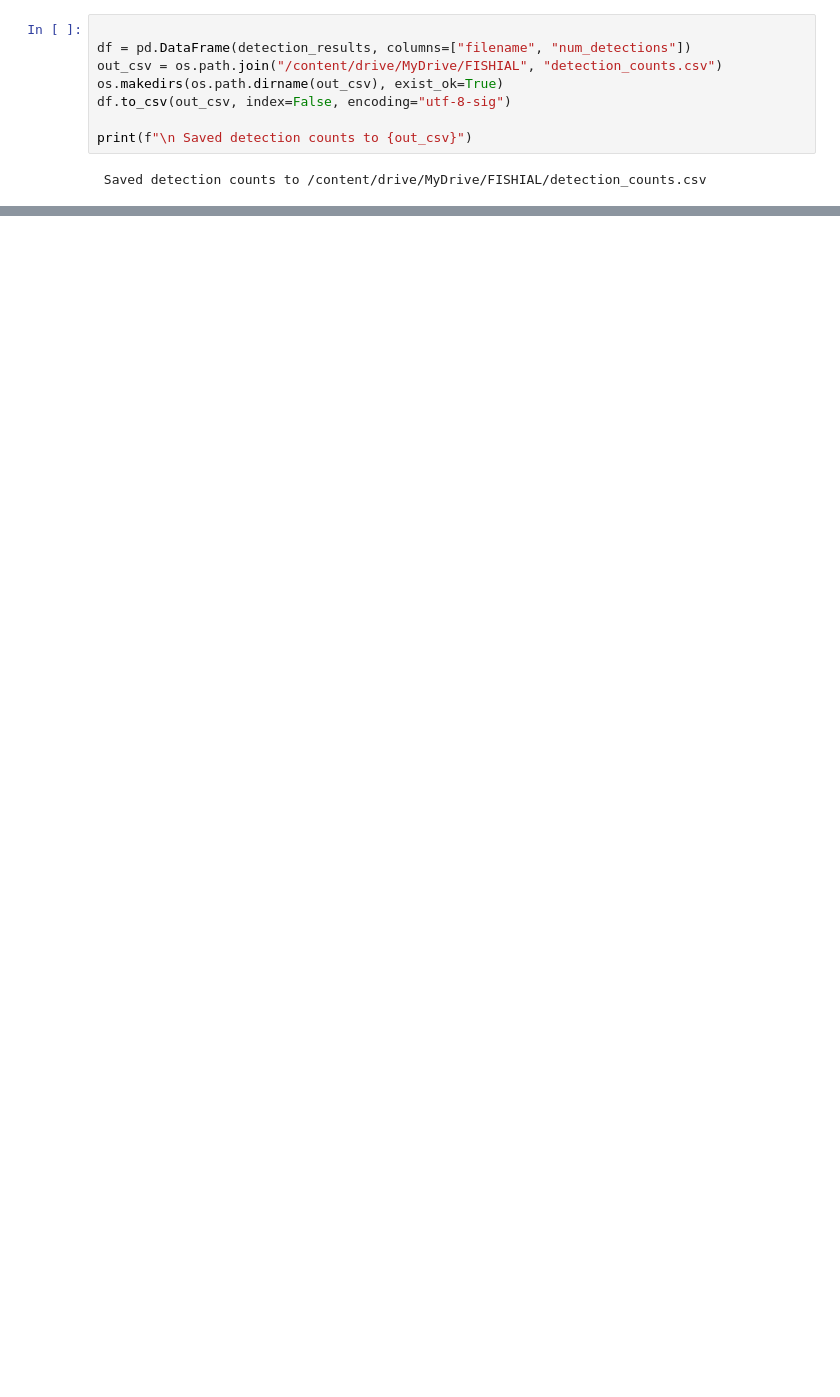
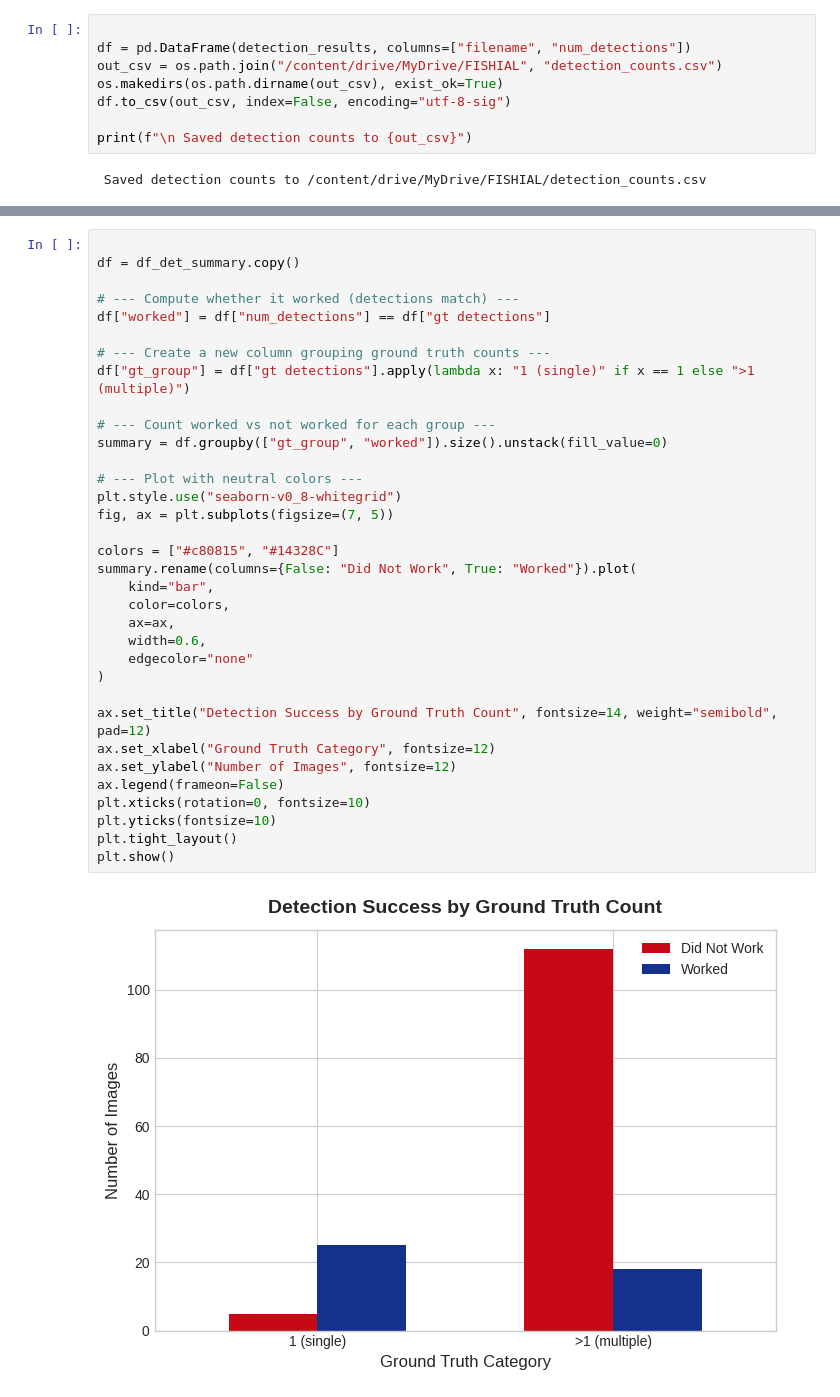
Before and after one commit to kienndo/Prosjektoppgave, a Jupyter notebook: FishialRUNNER.ipynb, the cells around one changed output, grey strips where cells are left out. Cells and saved outputs as stored; diff of their text form; blank space fills up the shorter version.

```diff
--- a/FishialRUNNER.ipynb
+++ b/FishialRUNNER.ipynb
@@ -434,0 +640,36 @@ print(f"\n Saved detection counts to {out_csv}")
+# %%
+
+df = df_det_summary.copy()
+
+# --- Compute whether it worked (detections match) ---
+df["worked"] = df["num_detections"] == df["gt detections"]
+
+# --- Create a new column grouping ground truth counts ---
+df["gt_group"] = df["gt detections"].apply(lambda x: "1 (single)" if x == 1 else ">1 (multiple)")
+
+# --- Count worked vs not worked for each group ---
+summary = df.groupby(["gt_group", "worked"]).size().unstack(fill_value=0)
+
+# --- Plot with neutral colors ---
+plt.style.use("seaborn-v0_8-whitegrid")
+fig, ax = plt.subplots(figsize=(7, 5))
+
+colors = ["#c80815", "#14328C"]
+summary.rename(columns={False: "Did Not Work", True: "Worked"}).plot(
+    kind="bar",
+    color=colors,
+    ax=ax,
+    width=0.6,
+    edgecolor="none"
+)
+
+ax.set_title("Detection Success by Ground Truth Count", fontsize=14, weight="semibold", pad=12)
+ax.set_xlabel("Ground Truth Category", fontsize=12)
+ax.set_ylabel("Number of Images", fontsize=12)
+ax.legend(frameon=False)
+plt.xticks(rotation=0, fontsize=10)
+plt.yticks(fontsize=10)
+plt.tight_layout()
+plt.show()
+# %% [output]
+[figure, added]
```
Also changed, not shown: parts of 31 cells of this notebook, 1 other file.
